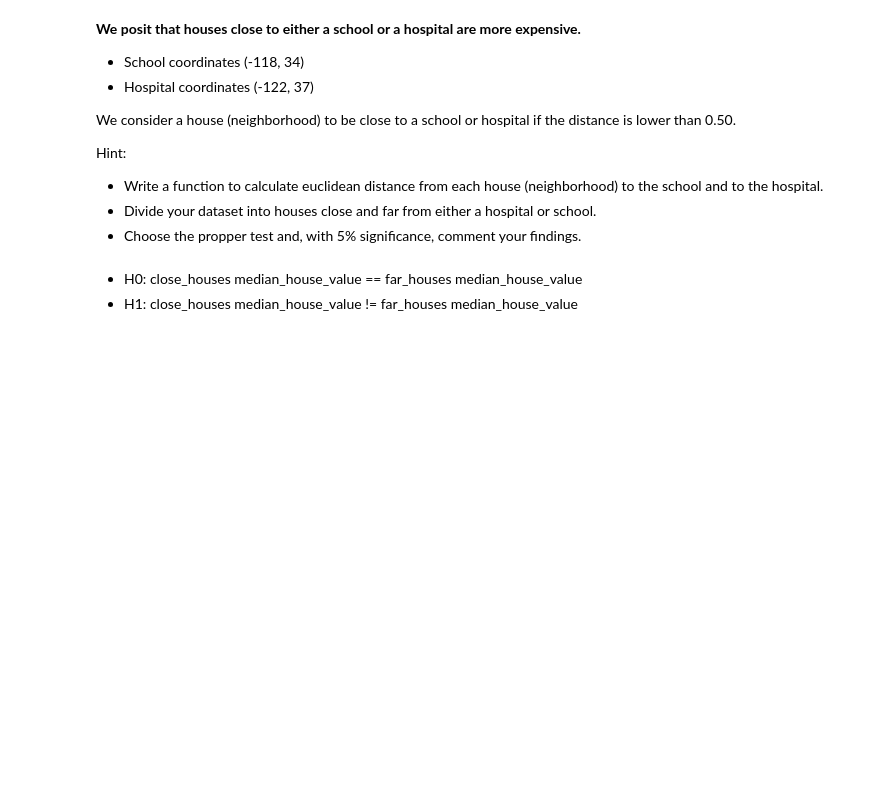
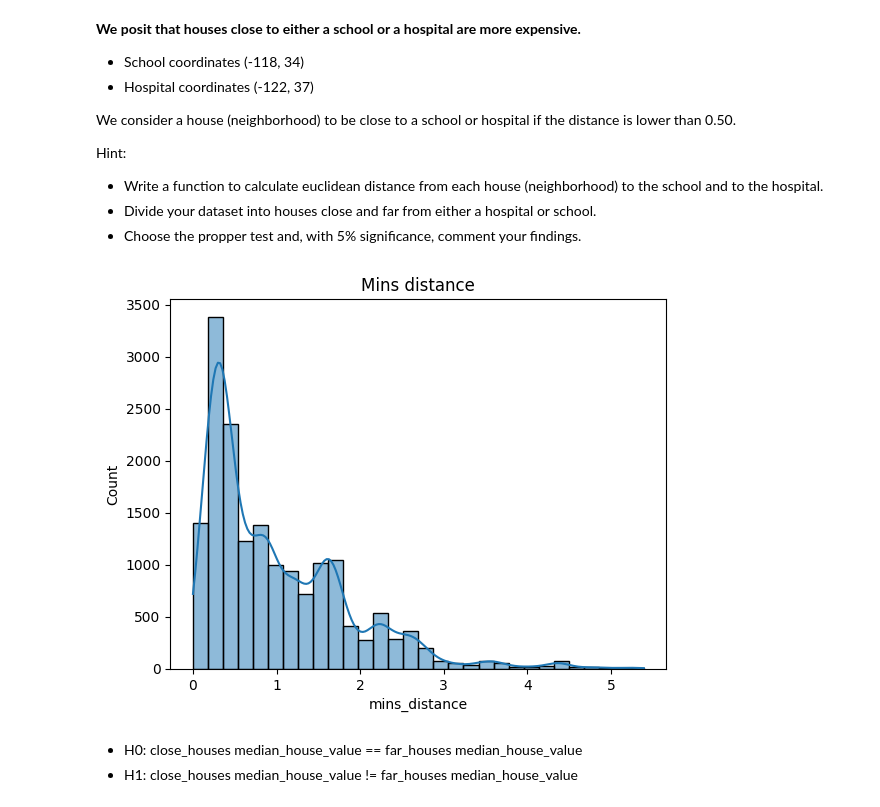
Before and after one commit to data-bootcamp-v4/lab-hypothesis-testing, a Jupyter notebook: lab-hypothesis-testing.ipynb, the cells around one changed output. Cells and saved outputs as stored; diff of their text form; code cells hidden in the pictures; blank space fills up the shorter version.

```diff
--- a/lab-hypothesis-testing.ipynb
+++ b/lab-hypothesis-testing.ipynb
@@ -192,6 +199,13 @@ def get_min_distance(row):
     return min(dist_school, dist_hospital)
 # %%
 df['mins_distance'] = df.apply(get_min_distance, axis=1)
+# %%
+## Quiero comprobar si hay o no outliers o si los datos son normales
+sns.histplot(df['mins_distance'], bins=30, kde=True)
+plt.title('Mins distance')
+plt.show()
+# %% [output]
+[figure, added]
 # %% [markdown]
 - H0: close_houses median_house_value == far_houses median_house_value
 - H1: close_houses median_house_value != far_houses median_house_value
```
Also changed, not shown: parts of 10 cells of this notebook.
